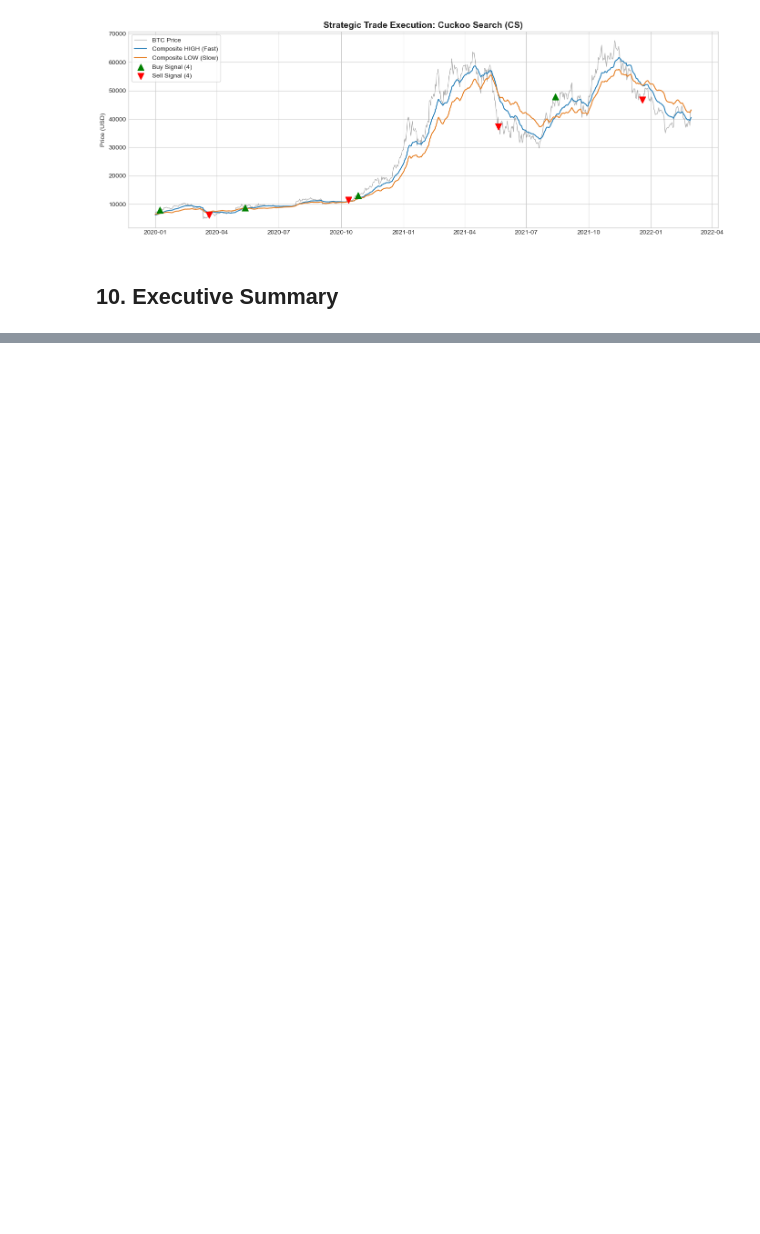
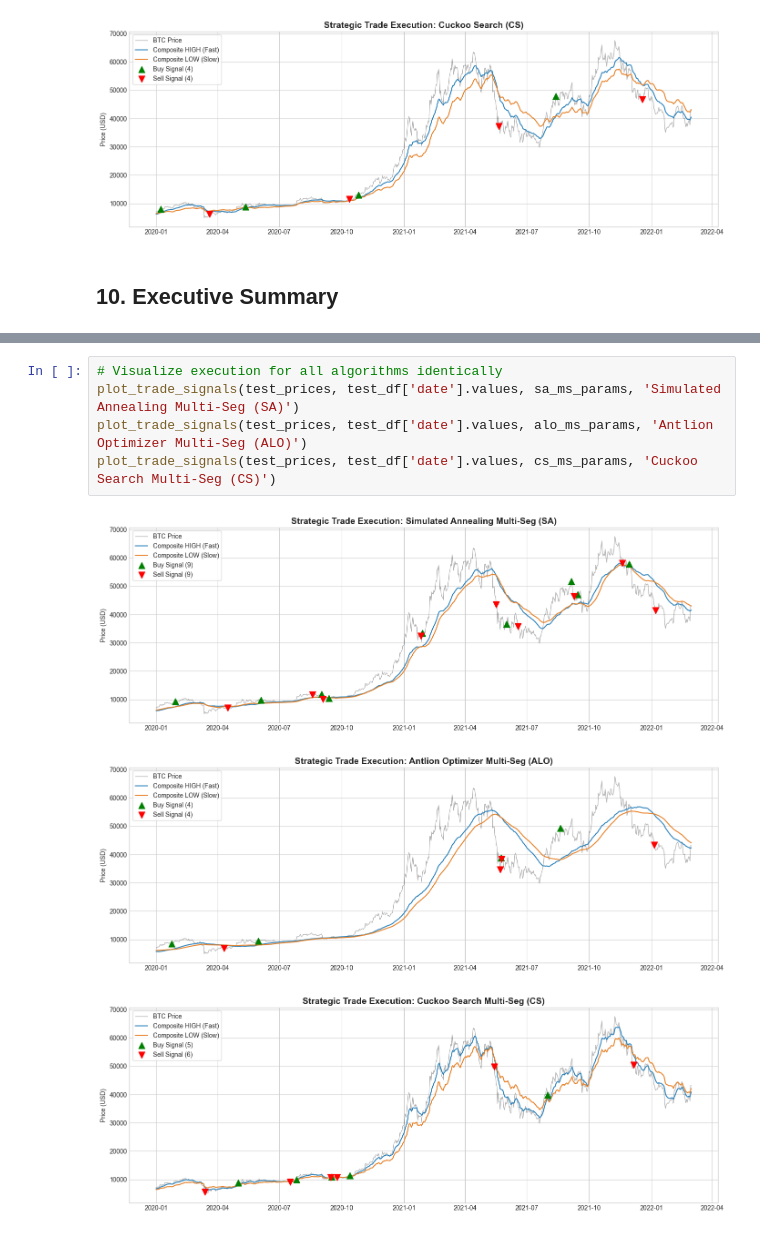
Before and after one commit to LingxiaoMa/ai_trading_bots, a Jupyter notebook: code.ipynb, the cells around one changed output, grey strips where cells are left out. Saved outputs shown, nothing was run; the diff lists cells and outputs as text; blank space fills up the shorter version.

```diff
--- a/code.ipynb
+++ b/code.ipynb
@@ -432,0 +514,9 @@ Simulated Annealing       $30,872.92           $4,776.36              377.6%
+# %%
+# Visualize execution for all algorithms identically
+plot_trade_signals(test_prices, test_df['date'].values, sa_ms_params, 'Simulated Annealing Multi-Seg (SA)')
+plot_trade_signals(test_prices, test_df['date'].values, alo_ms_params, 'Antlion Optimizer Multi-Seg (ALO)')
+plot_trade_signals(test_prices, test_df['date'].values, cs_ms_params, 'Cuckoo Search Multi-Seg (CS)')
+# %% [output]
+[figure, added]
+[figure, added]
+[figure, added]
```
Also changed, not shown: parts of 15 cells of this notebook, 1 other file.
